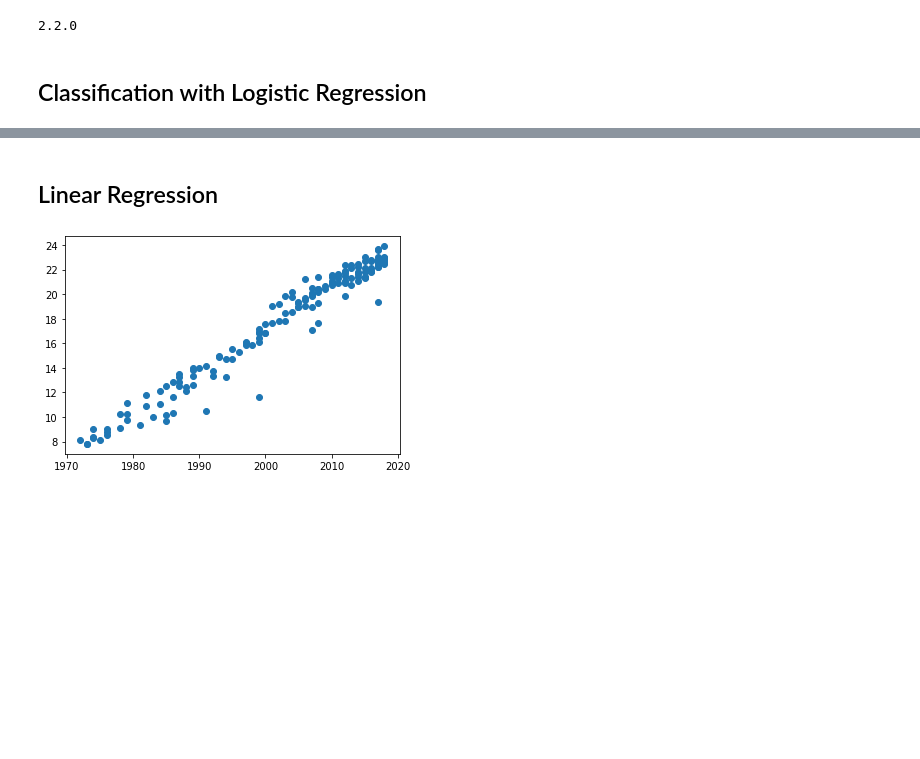
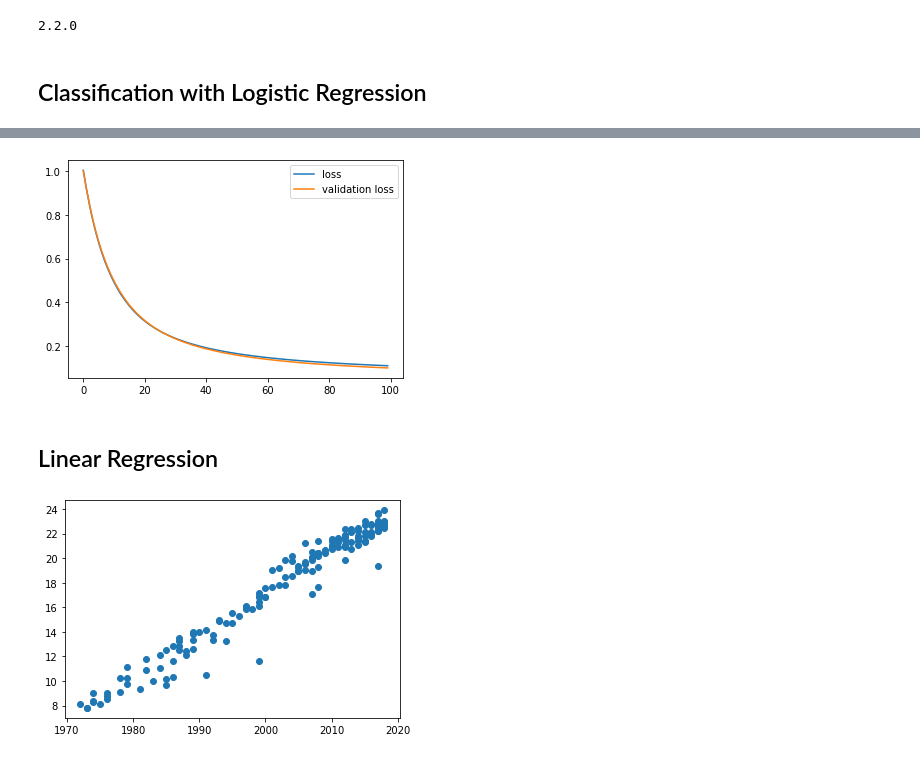
Before and after one commit to TeaCoffeeBreak/TFlowCert, a Jupyter notebook: Udemy/Linear and Logistic Regression in Tensorflow.ipynb, the cells around one changed output, grey strips where cells are left out. Cells and saved outputs as stored; diff of their text form; code cells hidden in the pictures; blank space fills up the shorter version.

```diff
--- a/Udemy/Linear and Logistic Regression in Tensorflow.ipynb
+++ b/Udemy/Linear and Logistic Regression in Tensorflow.ipynb
@@ -16,8 +15,32 @@ import sklearn
+# %%
+# Load in data and make validation set
+data = sklearn.datasets.load_breast_cancer()
+X_train, X_test, y_train, y_test = train_test_split(
+    data['data'], data['target'], test_size=0.33, random_state=42
+)
+N, D = X_train.shape
+# %%
+from sklearn.preprocessing import StandardScaler
+scaler = StandardScaler()
+X_train = scaler.fit_transform(X_train)
+X_test = scaler.transform(X_test)
 # %%
 # Creat logistic regression using a sequential model.
+model = tf.keras.Sequential([
+    tf.keras.layers.Input(D,),
+    tf.keras.layers.Dense(1, activation='sigmoid', name='out')
+])
 
 # complie the model with the adam optimizer, binary_crossentropy loss and accuracy as the metric
+model.compile(
+    optimizer='adam',
+    loss="binary_crossentropy",
+    metrics=["accuracy"]
+)
 
 # fit the model with 100 epochs
-
-# evaluate the loss and accuracy for train and test sets
+r = model.fit(
+    X_train, y_train,
+    validation_data=(X_test, y_test),
+    epochs=100
+)
@@ -24,4 +74,10 @@ import sklearn
 # %%
 #plot the loss with epochs in the x-axis
+plt.plot(r.history['loss'], label='loss')
+plt.plot(r.history['val_loss'], label='validation loss')
+plt.legend()
+plt.show()
+# %% [output]
+[figure, added]
 # %% [markdown]
 ## Linear Regression
```
Also changed, not shown: parts of 6 cells of this notebook, 1 other file.
